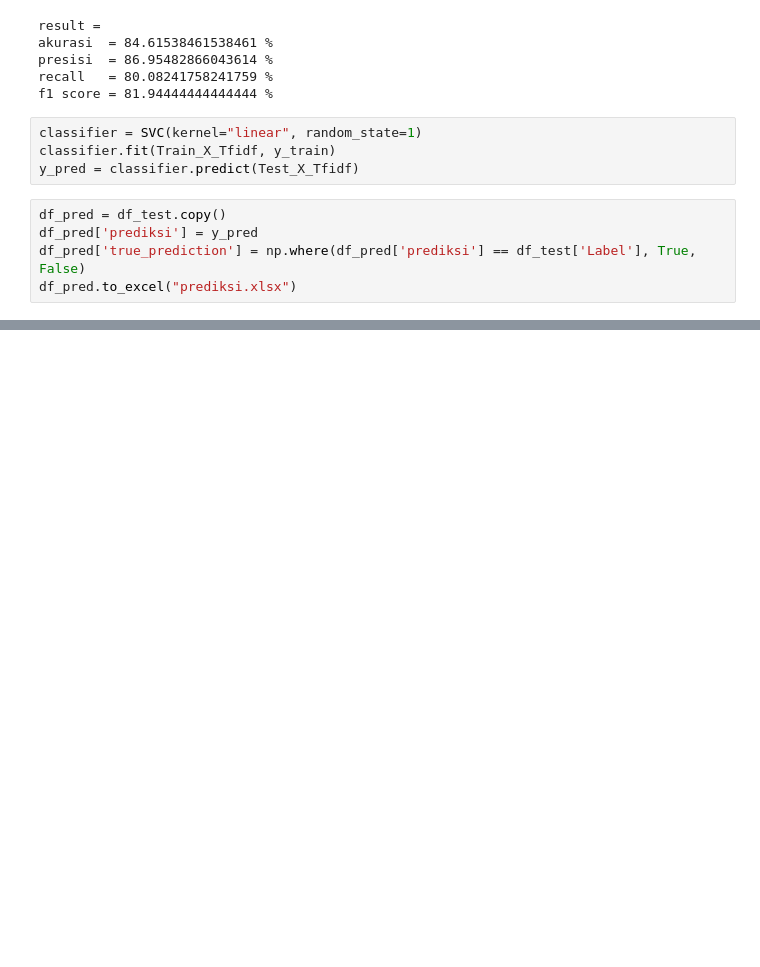
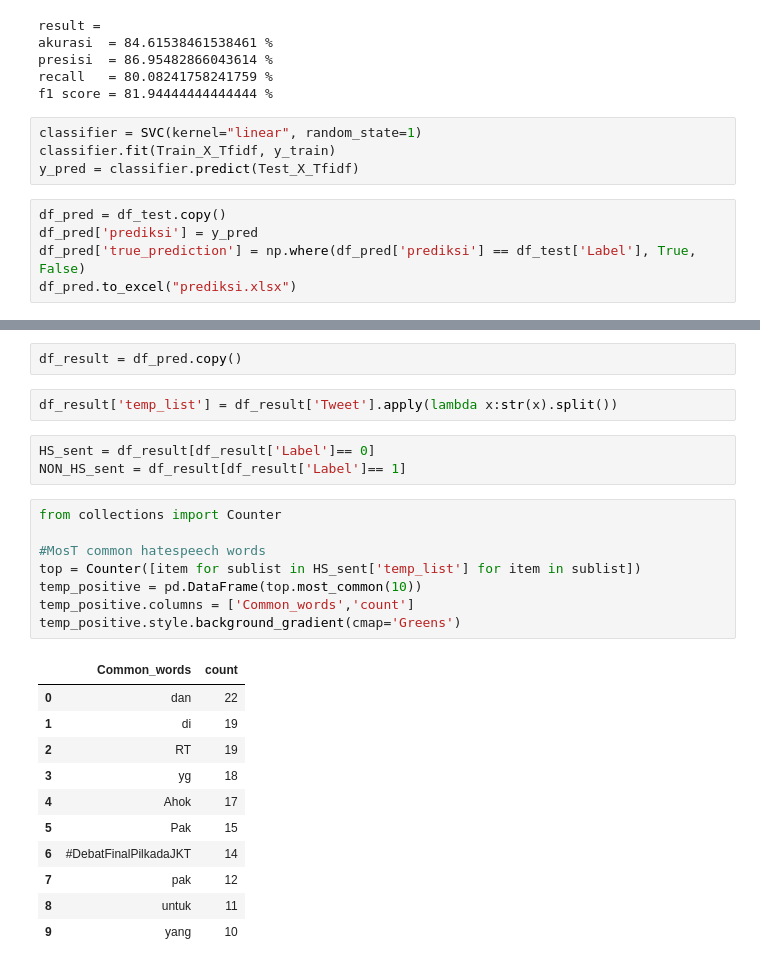
Before and after one commit to usugunawan15/hatespeech-detection, a Jupyter notebook: hate_speech_detection.ipynb, the cells around one changed output, grey strips where cells are left out. Saved outputs shown, nothing was run; the diff lists cells and outputs as text; blank space fills up the shorter version.

```diff
--- a/hate_speech_detection.ipynb
+++ b/hate_speech_detection.ipynb
@@ -261,0 +264,27 @@ display(df_diff)
+# %%
+df_result = df_pred.copy()
+# %%
+df_result['temp_list'] = df_result['Tweet'].apply(lambda x:str(x).split())
+# %%
+HS_sent = df_result[df_result['Label']== 0]
+NON_HS_sent = df_result[df_result['Label']== 1]
+# %%
+from collections import Counter
+
+#MosT common hatespeech words
+top = Counter([item for sublist in HS_sent['temp_list'] for item in sublist])
+temp_positive = pd.DataFrame(top.most_common(10))
+temp_positive.columns = ['Common_words','count']
+temp_positive.style.background_gradient(cmap='Greens')
+# %% [output]
+|  | Common_words | count |
+| 0 | dan | 22 |
+| 1 | di | 19 |
+| 2 | RT | 19 |
+| 3 | yg | 18 |
+| 4 | Ahok | 17 |
+| 5 | Pak | 15 |
+| 6 | #DebatFinalPilkadaJKT | 14 |
+| 7 | pak | 12 |
+| 8 | untuk | 11 |
+| 9 | yang | 10 |
```
Also changed, not shown: parts of 15 cells of this notebook.
